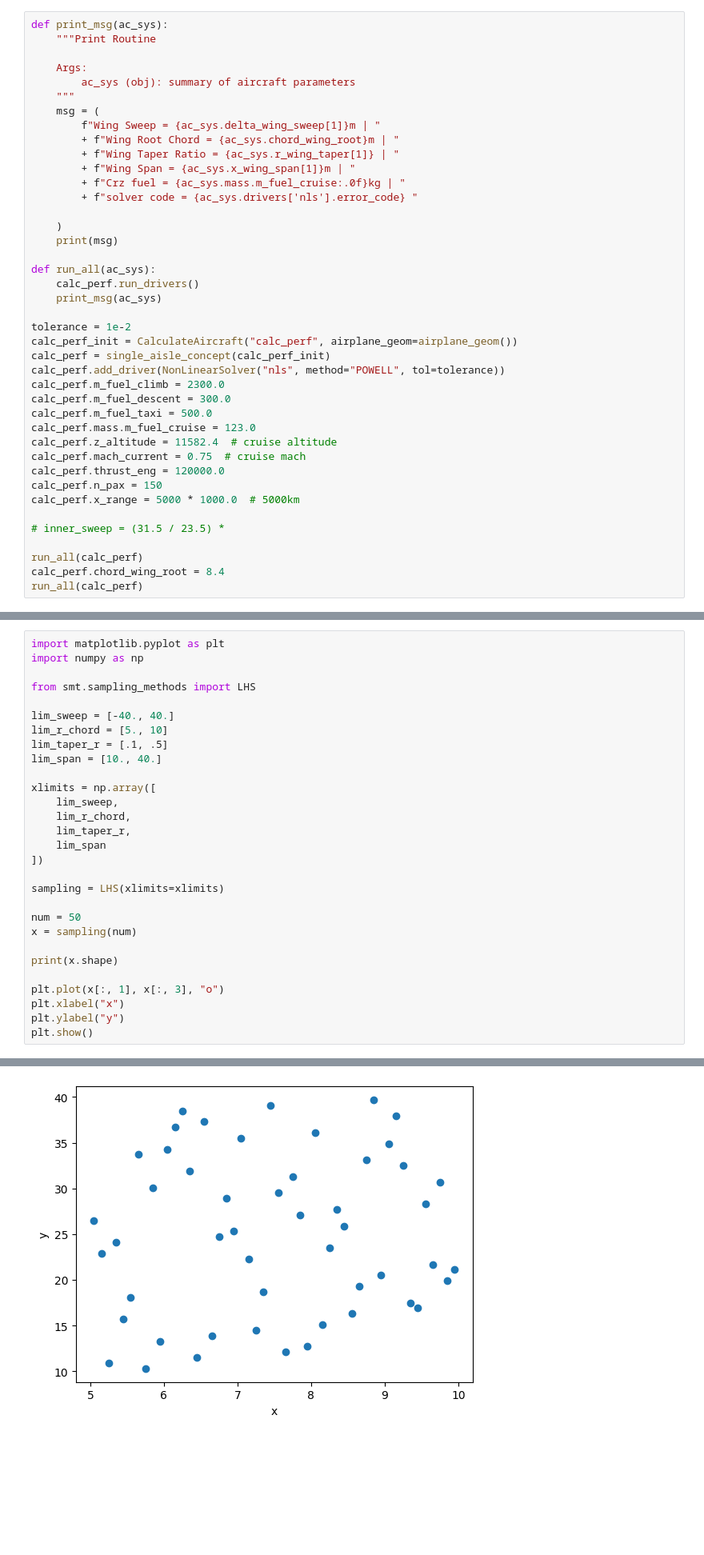
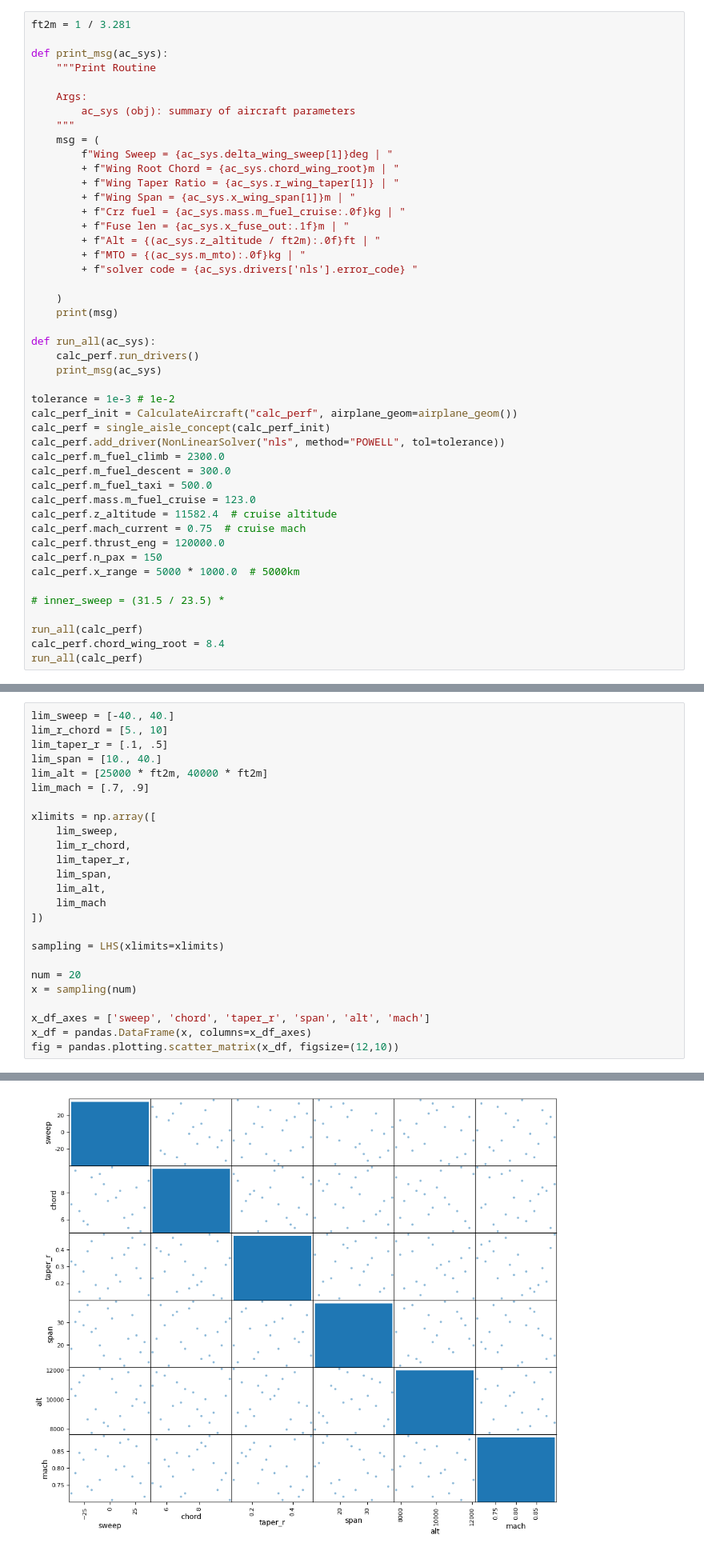
Before and after one commit to bingo-bango/amad, a Jupyter notebook: amad/demo/demo_ac_metamodel.ipynb, the cells around one changed output, grey strips where cells are left out. Shown: that part at 80% size. Drawn from its saved outputs; the diff is of its cells as text; blank space fills up the shorter version.

```diff
--- a/amad/demo/demo_ac_metamodel.ipynb
+++ b/amad/demo/demo_ac_metamodel.ipynb
@@ -10,4 +20,6 @@ import pandas
 # %%
+ft2m = 1 / 3.281
+
 def print_msg(ac_sys):
     """Print Routine
 
@@ -15,11 +27,14 @@ def print_msg(ac_sys):
         ac_sys (obj): summary of aircraft parameters
     """
     msg = (
-        f"Wing Sweep = {ac_sys.delta_wing_sweep[1]}m | "
+        f"Wing Sweep = {ac_sys.delta_wing_sweep[1]}deg | "
         + f"Wing Root Chord = {ac_sys.chord_wing_root}m | "
         + f"Wing Taper Ratio = {ac_sys.r_wing_taper[1]} | "
         + f"Wing Span = {ac_sys.x_wing_span[1]}m | "
         + f"Crz fuel = {ac_sys.mass.m_fuel_cruise:.0f}kg | "
+        + f"Fuse len = {ac_sys.x_fuse_out:.1f}m | "
+        + f"Alt = {(ac_sys.z_altitude / ft2m):.0f}ft | "
+        + f"MTO = {(ac_sys.m_mto):.0f}kg | "
         + f"solver code = {ac_sys.drivers['nls'].error_code} "
 
     )
@@ -29,7 +44,7 @@ def run_all(ac_sys):
     calc_perf.run_drivers()
     print_msg(ac_sys)
 
-tolerance = 1e-2
+tolerance = 1e-3 # 1e-2
 calc_perf_init = CalculateAircraft("calc_perf", airplane_geom=airplane_geom())
 calc_perf = single_aisle_concept(calc_perf_init)
 calc_perf.add_driver(NonLinearSolver("nls", method="POWELL", tol=tolerance))
@@ -54,30 +69,26 @@ Wing Sweep = 23.5m | Wing Root Chord = 8.4m | Wing Taper Ratio = 0.252 | Wing Sp
 # %%
-import matplotlib.pyplot as plt
-import numpy as np
-
-from smt.sampling_methods import LHS
-
 lim_sweep = [-40., 40.]
 lim_r_chord = [5., 10]
 lim_taper_r = [.1, .5]
 lim_span = [10., 40.]
+lim_alt = [25000 * ft2m, 40000 * ft2m]
+lim_mach = [.7, .9]
 
 xlimits = np.array([
     lim_sweep,
     lim_r_chord,
     lim_taper_r,
-    lim_span
+    lim_span,
+    lim_alt,
+    lim_mach
 ])
 
 sampling = LHS(xlimits=xlimits)
 
-num = 50
+num = 20
 x = sampling(num)
 
-print(x.shape)
-
-plt.plot(x[:, 1], x[:, 3], "o")
-plt.xlabel("x")
-plt.ylabel("y")
-plt.show()
+x_df_axes = ['sweep', 'chord', 'taper_r', 'span', 'alt', 'mach']
+x_df = pandas.DataFrame(x, columns=x_df_axes)
+fig = pandas.plotting.scatter_matrix(x_df, figsize=(12,10))
 # %% [output]
@@ -85,4 +95,4 @@ plt.show()
-[figure, old version]
+[figure, new version]
 # %%
 for i in range(0, num):
     outer_sweep = x[:, 0][i]
```
Also changed, not shown: parts of 7 cells of this notebook, 2 other files.
